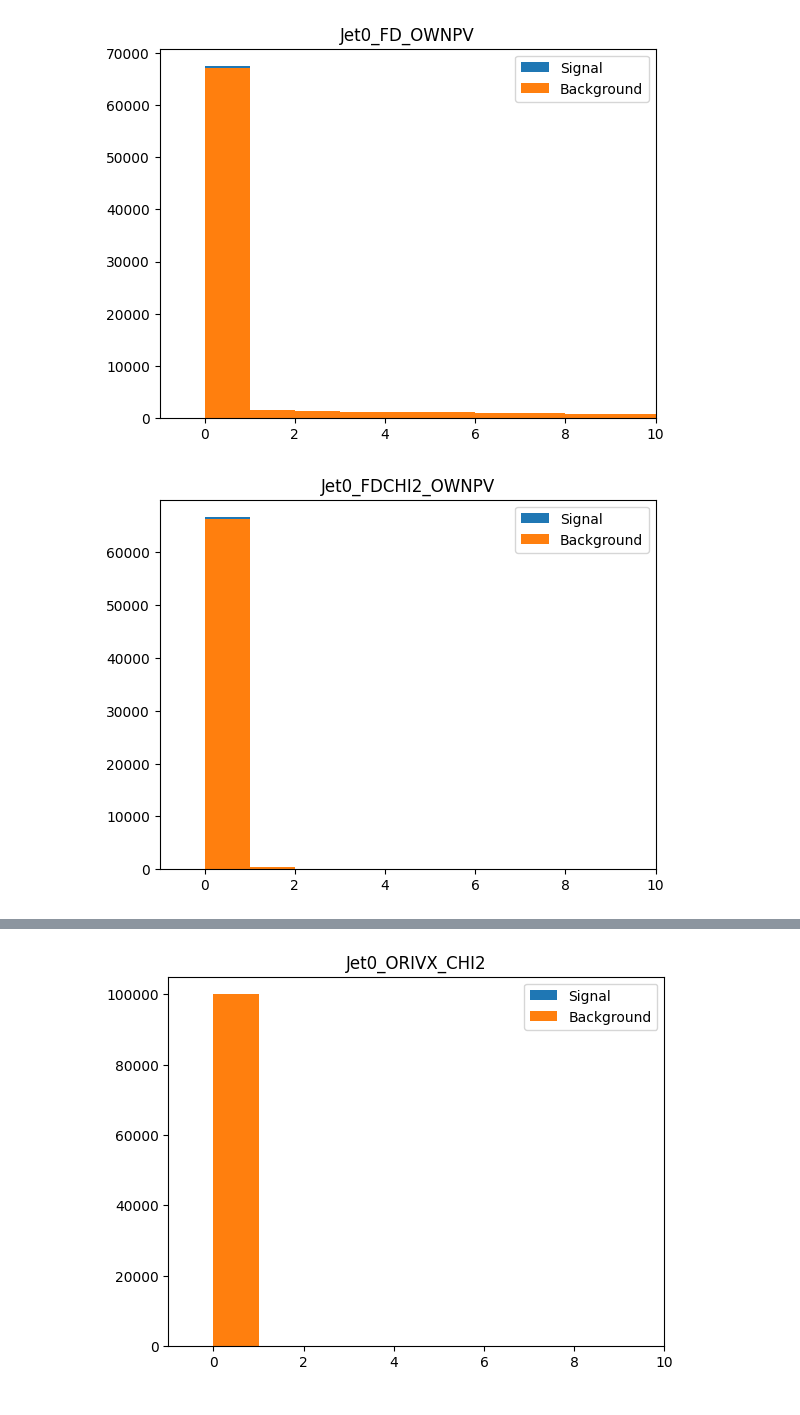
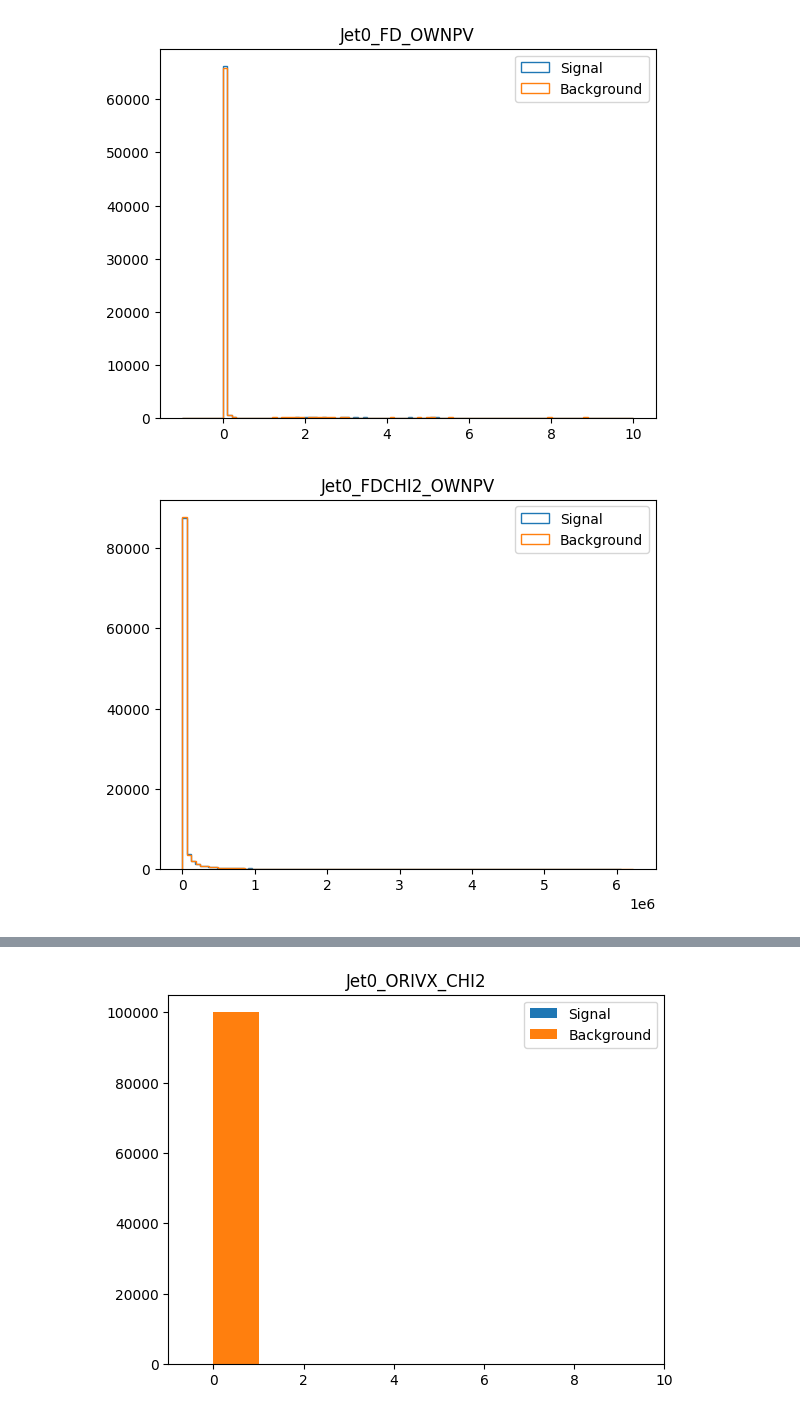
Before and after one commit to gpesticci/Jet-GNN, a Jupyter notebook: jetgnn.ipynb, the cells around one changed output, grey strips where cells are left out. Saved outputs shown, nothing was run; the diff lists cells and outputs as text; code cells hidden in the pictures.

```diff
--- a/jetgnn.ipynb
+++ b/jetgnn.ipynb
@@ -126,20 +118,18 @@ plt.title('Jet0_IPCHI2_OWNPV');
 # %%
 # plot of Jet0_FD_OWNPV
-plt.hist(df.Jet0_FD_OWNPV, label='Signal', bins=range(100))
-plt.hist(df2.Jet0_FD_OWNPV, label='Background', bins=range(100))
-plt.xlim([-1,10])
+plt.hist(df.Jet0_FD_OWNPV, label='Signal', bins=100, range=[-1,10], histtype='step')
+plt.hist(df2.Jet0_FD_OWNPV, label='Background', bins=100, range=[-1,10], histtype='step')
 plt.legend(loc='best')
 plt.title('Jet0_FD_OWNPV');
 # %% [output]
-[figure, old version]
+[figure, new version]
 # %%
 # plot of Jet0_FDCHI2_OWNPV
-plt.hist(df.Jet0_FDCHI2_OWNPV, label='Signal', bins=range(100))
-plt.hist(df2.Jet0_FDCHI2_OWNPV, label='Background', bins=range(100))
-plt.xlim([-1,10])
+plt.hist(df.Jet0_FDCHI2_OWNPV, label='Signal', bins=100, histtype='step')
+plt.hist(df2.Jet0_FDCHI2_OWNPV, label='Background', bins=100, histtype='step')
 plt.legend(loc='best')
 plt.title('Jet0_FDCHI2_OWNPV');
 # %% [output]
-[figure, old version]
+[figure, new version]
 # %%
 # plot of Jet0_ORIVX_X
```
Also changed, not shown: parts of 11 cells of this notebook.
